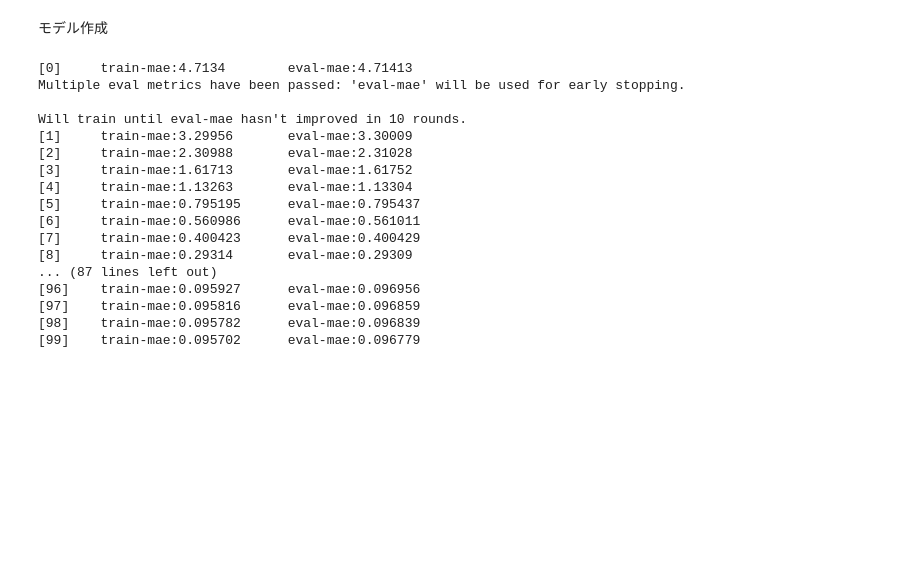
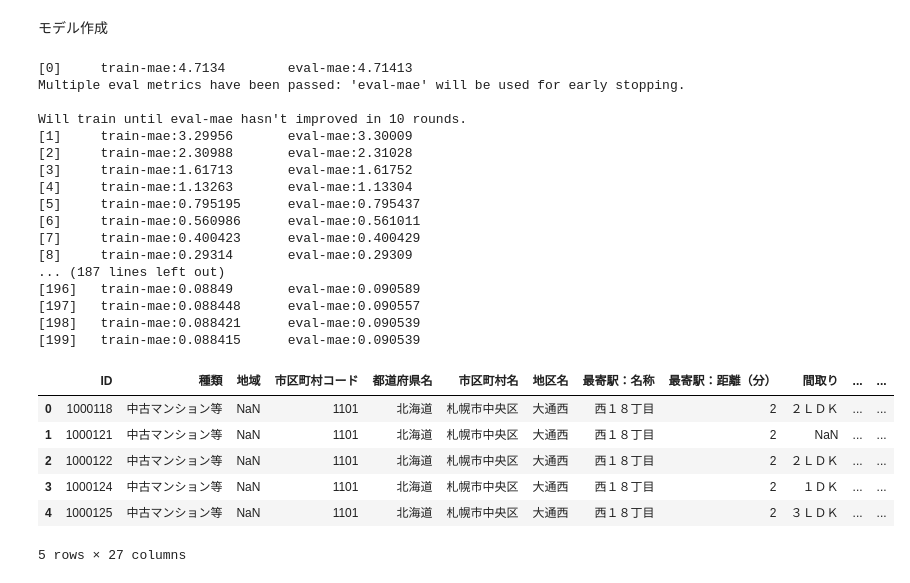
Before and after one commit to rallyfranky/my-first-repo, a Jupyter notebook: nishika_mansion_comp2.ipynb, the cells around one changed output. Drawn from its saved outputs; the diff is of its cells as text; code cells hidden in the pictures; blank space fills up the shorter version.

```diff
--- a/nishika_mansion_comp2.ipynb
+++ b/nishika_mansion_comp2.ipynb
@@ -397,7 +397,7 @@ evals = [(train_data, 'train'), (eval_data, 'eval')]
 gbm = xgb.train(
     params,
     train_data,
-    num_boost_round=100,
+    num_boost_round=200,
     early_stopping_rounds=10,
     evals=evals,
     )
@@ -414,8 +414,19 @@ Will train until eval-mae hasn't improved in 10 rounds.
 [6]     train-mae:0.560986      eval-mae:0.561011
 [7]     train-mae:0.400423      eval-mae:0.400429
 [8]     train-mae:0.29314       eval-mae:0.29309
-... (87 lines left out)
-[96]    train-mae:0.095927      eval-mae:0.096956
-[97]    train-mae:0.095816      eval-mae:0.096859
-[98]    train-mae:0.095782      eval-mae:0.096839
-[99]    train-mae:0.095702      eval-mae:0.096779
+... (187 lines left out)
+[196]   train-mae:0.08849       eval-mae:0.090589
+[197]   train-mae:0.088448      eval-mae:0.090557
+[198]   train-mae:0.088421      eval-mae:0.090539
+[199]   train-mae:0.088415      eval-mae:0.090539
+# %%
+test_d = pd.read_csv('/content/drive/MyDrive/test.csv')
+test_d.head()
+# %% [output]
+|  | ID | 種類 | 地域 | 市区町村コード | 都道府県名 | 市区町村名 | 地区名 | 最寄駅：名称 | 最寄駅：距離（分） | 間取り | ... | ... |
+| 0 | 1000118 | 中古マンション等 | NaN | 1101 | 北海道 | 札幌市中央区 | 大通西 | 西１８丁目 | 2 | ２ＬＤＫ | ... | ... |
+| 1 | 1000121 | 中古マンション等 | NaN | 1101 | 北海道 | 札幌市中央区 | 大通西 | 西１８丁目 | 2 | NaN | ... | ... |
+| 2 | 1000122 | 中古マンション等 | NaN | 1101 | 北海道 | 札幌市中央区 | 大通西 | 西１８丁目 | 2 | ２ＬＤＫ | ... | ... |
+| 3 | 1000124 | 中古マンション等 | NaN | 1101 | 北海道 | 札幌市中央区 | 大通西 | 西１８丁目 | 2 | １ＤＫ | ... | ... |
+| 4 | 1000125 | 中古マンション等 | NaN | 1101 | 北海道 | 札幌市中央区 | 大通西 | 西１８丁目 | 2 | ３ＬＤＫ | ... | ... |
+5 rows × 27 columns
```
Also changed, not shown: parts of 13 cells of this notebook.
